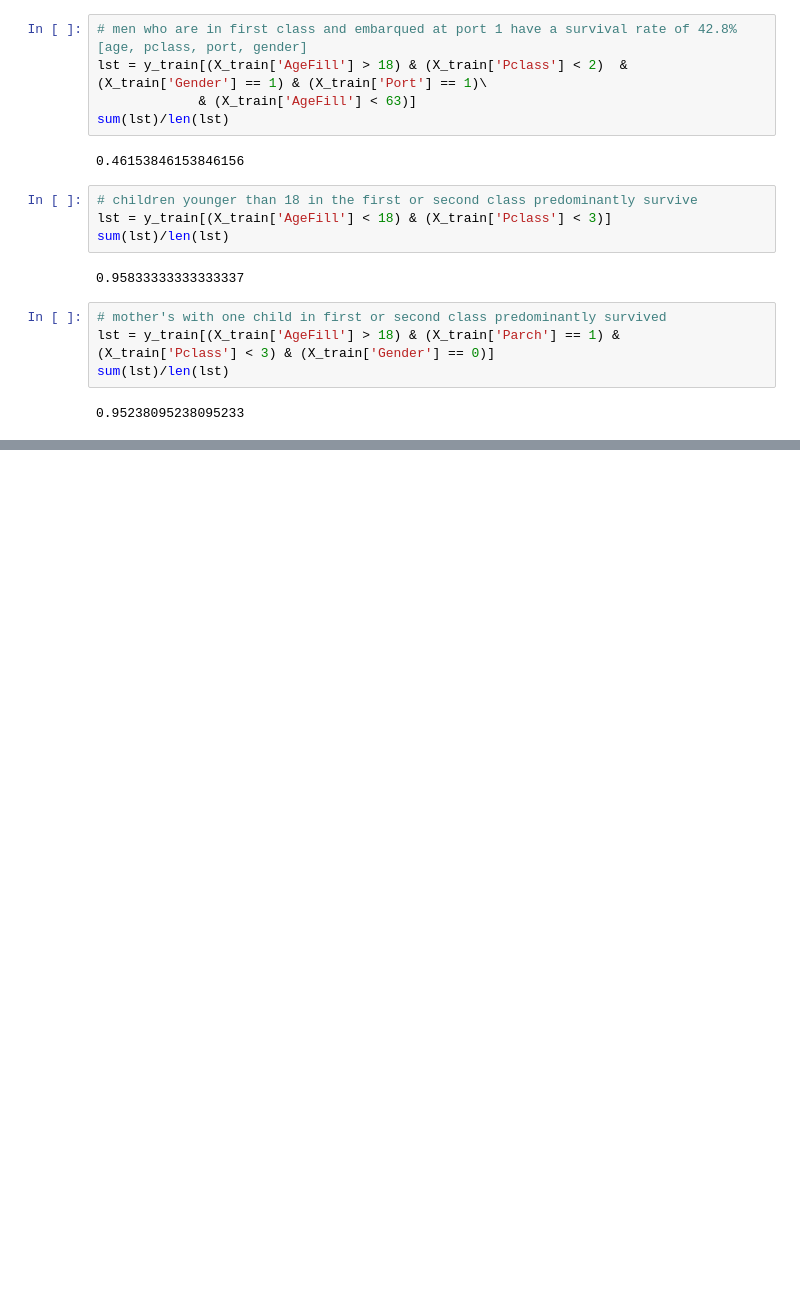
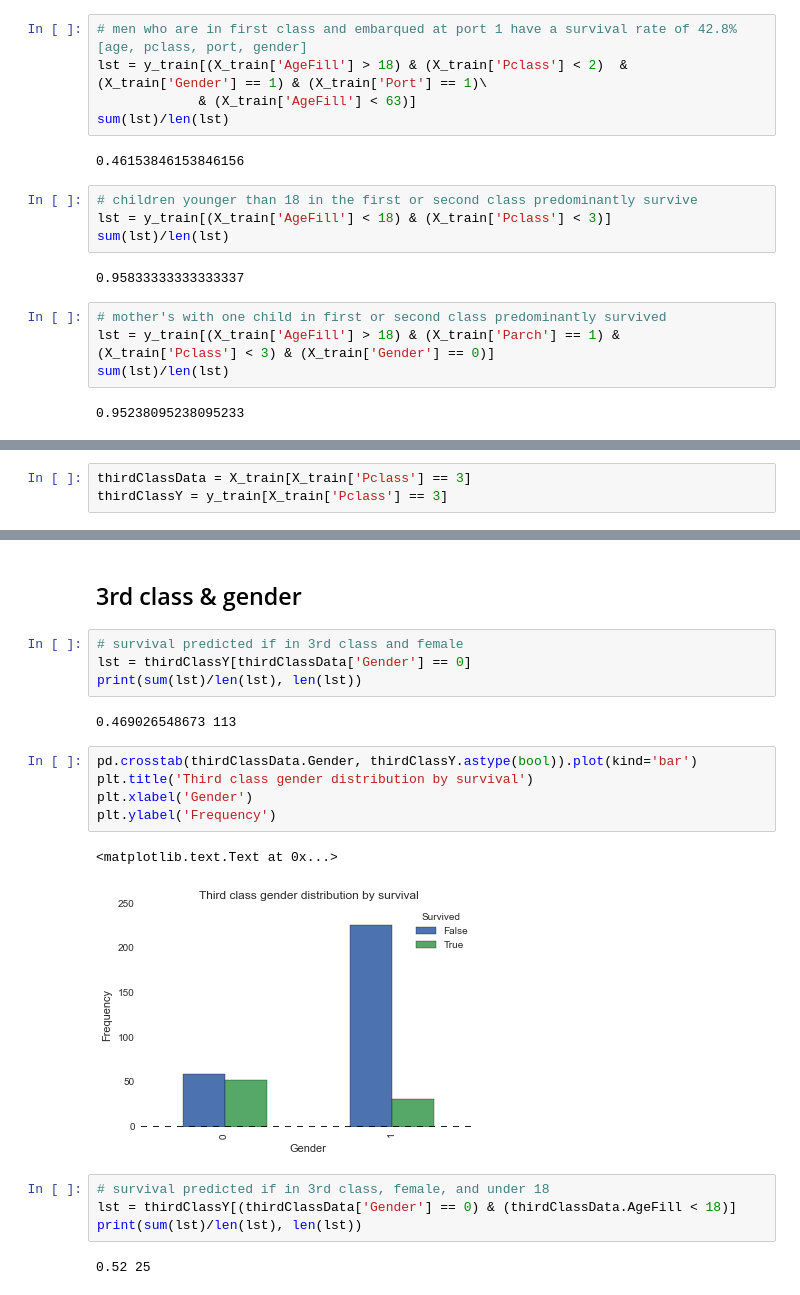
Before and after one commit to ErBa508/kggle, a Jupyter notebook: Titanic/Visualization and exploration_titanic.ipynb, the cells around one changed output, grey strips where cells are left out. Cells and saved outputs as stored; diff of their text form; blank space fills up the shorter version.

```diff
--- a/Titanic/Visualization and exploration_titanic.ipynb
+++ b/Titanic/Visualization and exploration_titanic.ipynb
@@ -214,0 +255,3 @@ sum(lst)/len(lst)
+# %%
+thirdClassData = X_train[X_train['Pclass'] == 3]
+thirdClassY = y_train[X_train['Pclass'] == 3]
@@ -214,0 +291,22 @@ sum(lst)/len(lst)
+# %% [markdown]
+## 3rd class & gender
+# %%
+# survival predicted if in 3rd class and female
+lst = thirdClassY[thirdClassData['Gender'] == 0]
+print(sum(lst)/len(lst), len(lst))
+# %% [output]
+0.469026548673 113
+# %%
+pd.crosstab(thirdClassData.Gender, thirdClassY.astype(bool)).plot(kind='bar')
+plt.title('Third class gender distribution by survival')
+plt.xlabel('Gender')
+plt.ylabel('Frequency')
+# %% [output]
+<matplotlib.text.Text at 0x...>
+[figure, added]
+# %%
+# survival predicted if in 3rd class, female, and under 18
+lst = thirdClassY[(thirdClassData['Gender'] == 0) & (thirdClassData.AgeFill < 18)]
+print(sum(lst)/len(lst), len(lst))
+# %% [output]
+0.52 25
```
Also changed, not shown: parts of 30 cells of this notebook, 2 other files.
